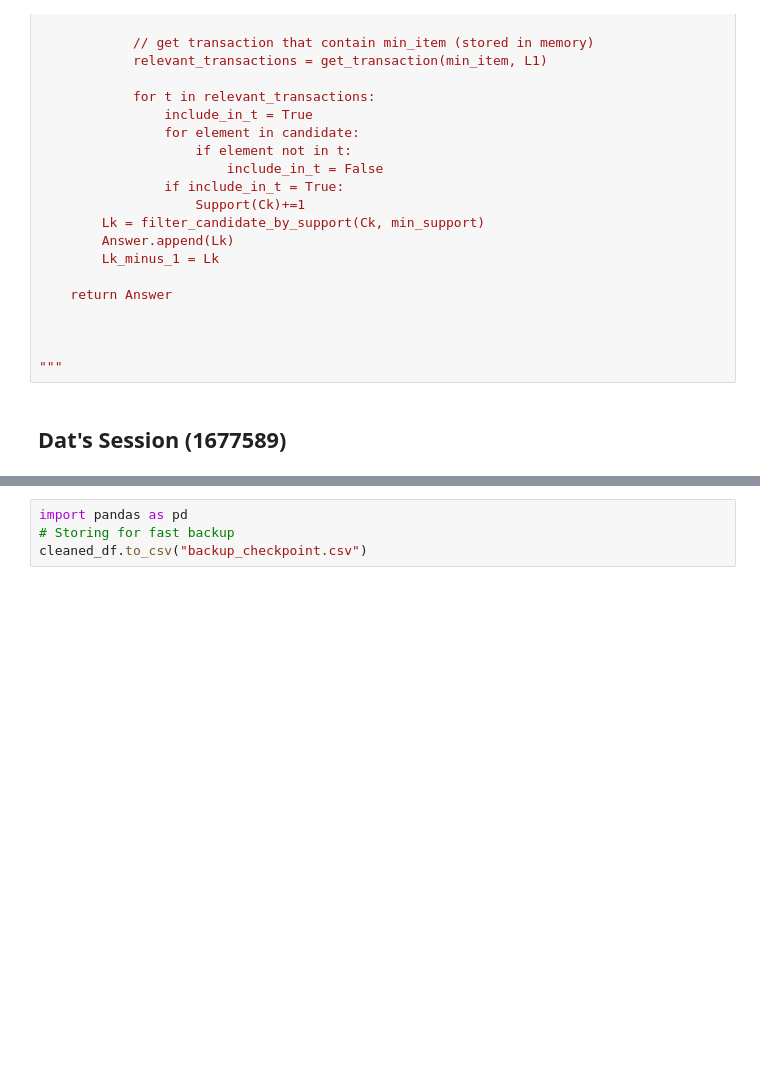
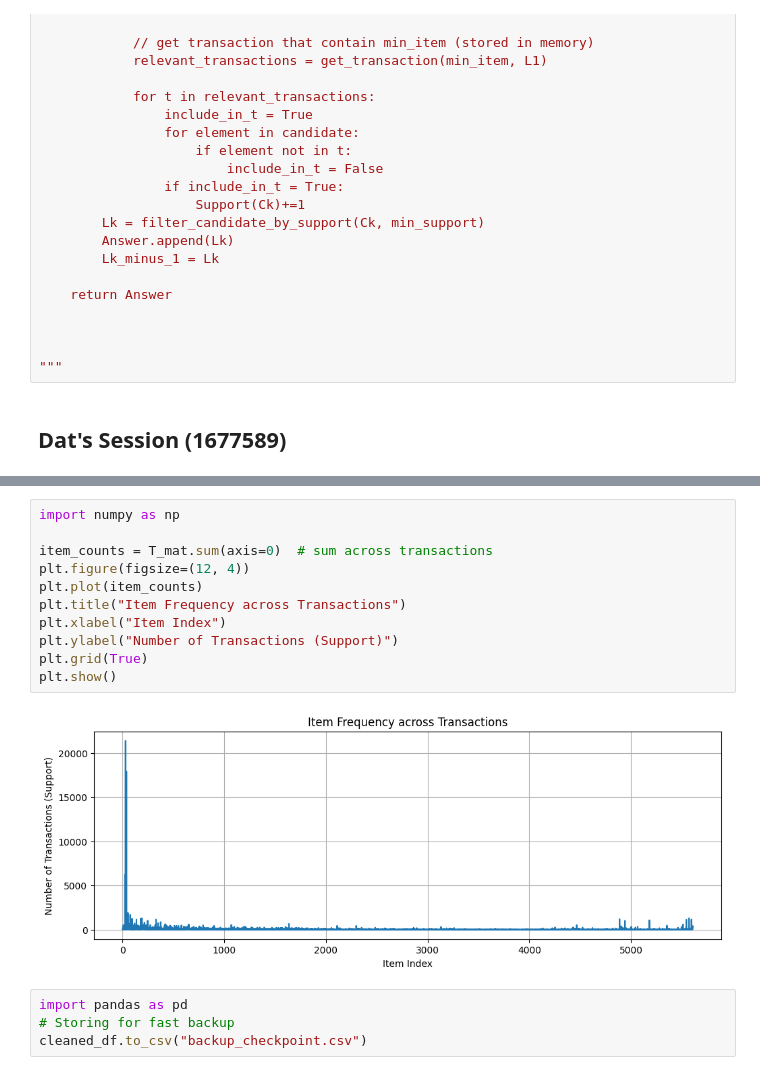
Before and after one commit to CS-3370-Team/Apriory_ItemSet, a Jupyter notebook: Group_Project.ipynb, the cells around one changed output, grey strips where cells are left out. Drawn from its saved outputs; the diff is of its cells as text; blank space fills up the shorter version.

```diff
--- a/Group_Project.ipynb
+++ b/Group_Project.ipynb
@@ -472,3 +724,16 @@ Commentarty Section (Necessary)
+# %%
+import numpy as np
+
+item_counts = T_mat.sum(axis=0)  # sum across transactions
+plt.figure(figsize=(12, 4))
+plt.plot(item_counts)
+plt.title("Item Frequency across Transactions")
+plt.xlabel("Item Index")
+plt.ylabel("Number of Transactions (Support)")
+plt.grid(True)
+plt.show()
+# %% [output]
+[figure, added]
 # %%
 import pandas as pd
 # Storing for fast backup
```
Also changed, not shown: parts of 4 cells of this notebook.
